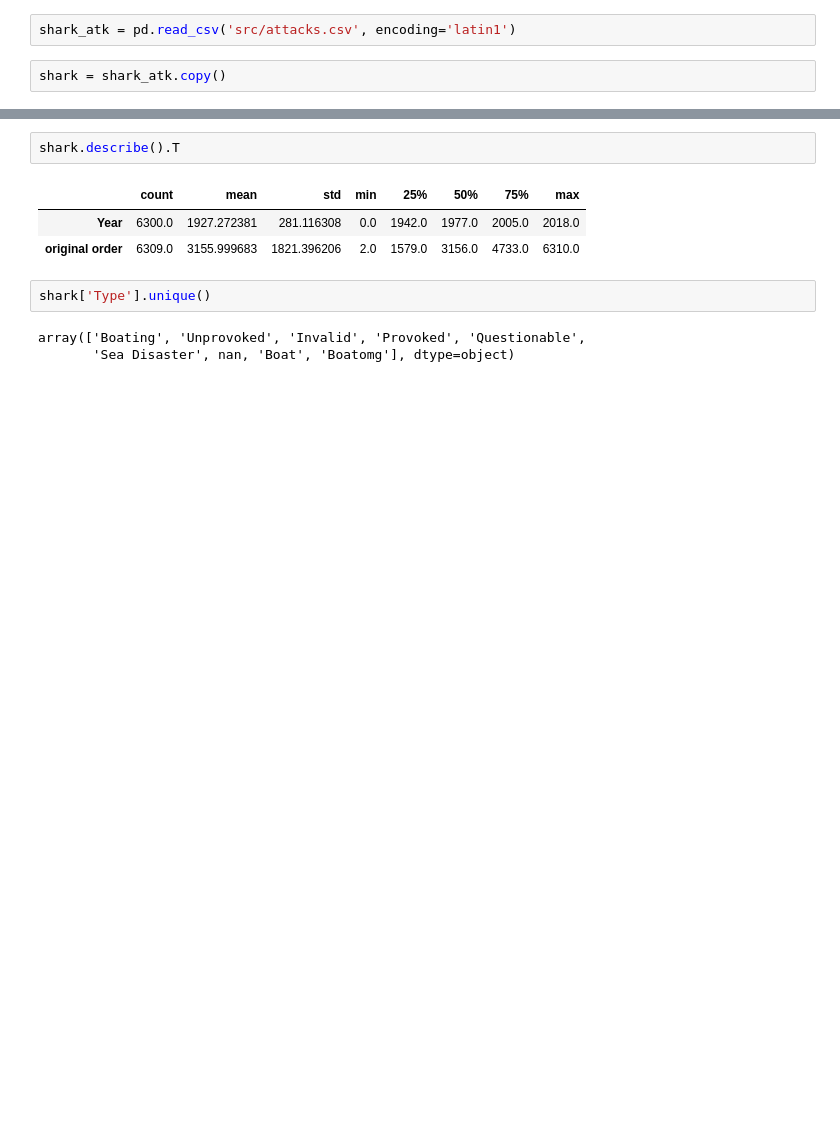
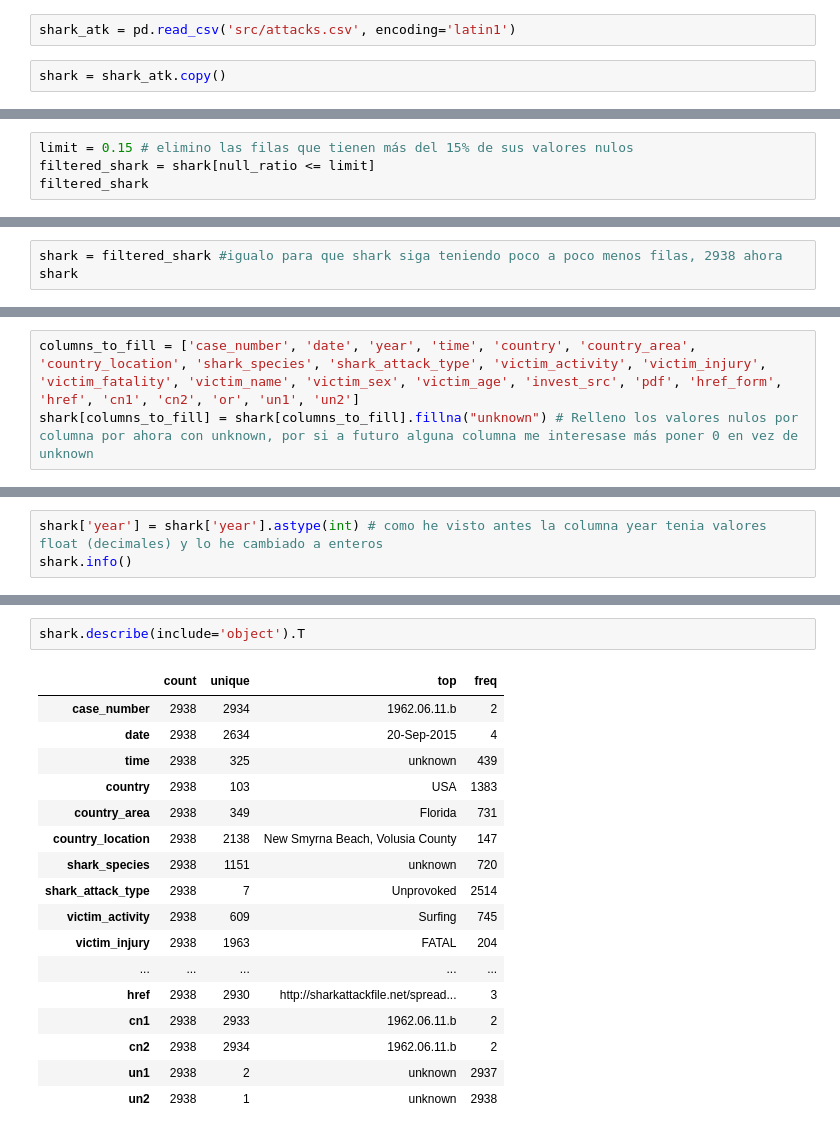
Before and after one commit to Blanca95/ataque_de_tiburones, a Jupyter notebook: main.ipynb, the cells around one changed output, grey strips where cells are left out. Saved outputs shown, nothing was run; the diff lists cells and outputs as text; blank space fills up the shorter version.

```diff
--- a/main.ipynb
+++ b/main.ipynb
@@ -23,0 +188,4 @@ shark = shark_atk.copy()
+# %%
+limit = 0.15 # elimino las filas que tienen más del 15% de sus valores nulos
+filtered_shark = shark[null_ratio <= limit]
+filtered_shark
@@ -23,0 +206,3 @@ shark = shark_atk.copy()
+# %%
+shark = filtered_shark #igualo para que shark siga teniendo poco a poco menos filas, 2938 ahora
+shark
@@ -23,0 +223,3 @@ shark = shark_atk.copy()
+# %%
+columns_to_fill = ['case_number', 'date', 'year', 'time', 'country', 'country_area', 'country_location', 'shark_species', 'shark_attack_type', 'victim_activity', 'victim_injury', 'victim_fatality', 'victim_name', 'victim_sex', 'victim_age', 'invest_src', 'pdf', 'href_form', 'href', 'cn1', 'cn2', 'or', 'un1', 'un2']
+shark[columns_to_fill] = shark[columns_to_fill].fillna("unknown") # Relleno los valores nulos por columna por ahora con unknown, por si a futuro alguna columna me interesase más poner 0 en vez de unknown
@@ -23,0 +268,3 @@ shark = shark_atk.copy()
+# %%
+shark['year'] = shark['year'].astype(int) # como he visto antes la columna year tenia valores float (decimales) y lo he cambiado a enteros
+shark.info()
@@ -33,11 +364,20 @@ shark.head()
 # %%
-shark.describe().T
+shark.describe(include='object').T
 # %% [output]
-|  | count | mean | std | min | 25% | 50% | 75% | max |
-| Year | 6300.0 | 1927.272381 | 281.116308 | 0.0 | 1942.0 | 1977.0 | 2005.0 | 2018.0 |
-| original order | 6309.0 | 3155.999683 | 1821.396206 | 2.0 | 1579.0 | 3156.0 | 4733.0 | 6310.0 |
+|  | count | unique | top | freq |
+| case_number | 2938 | 2934 | 1962.06.11.b | 2 |
+| date | 2938 | 2634 | 20-Sep-2015 | 4 |
+| time | 2938 | 325 | unknown | 439 |
+| country | 2938 | 103 | USA | 1383 |
+| country_area | 2938 | 349 | Florida | 731 |
+| country_location | 2938 | 2138 | New Smyrna Beach, Volusia County | 147 |
+| shark_species | 2938 | 1151 | unknown | 720 |
+| shark_attack_type | 2938 | 7 | Unprovoked | 2514 |
+| victim_activity | 2938 | 609 | Surfing | 745 |
+| victim_injury | 2938 | 1963 | FATAL | 204 |
+| ... | ... | ... | ... | ... |
+| href | 2938 | 2930 | http://sharkattackfile.net/spread... | 3 |
+| cn1 | 2938 | 2933 | 1962.06.11.b | 2 |
+| cn2 | 2938 | 2934 | 1962.06.11.b | 2 |
+| un1 | 2938 | 2 | unknown | 2937 |
+| un2 | 2938 | 1 | unknown | 2938 |
-# %%
-shark['Type'].unique()
-# %% [output]
-array(['Boating', 'Unprovoked', 'Invalid', 'Provoked', 'Questionable',
-       'Sea Disaster', nan, 'Boat', 'Boatomg'], dtype=object)
```
Also changed, not shown: parts of 41 cells of this notebook, 1 other file.
